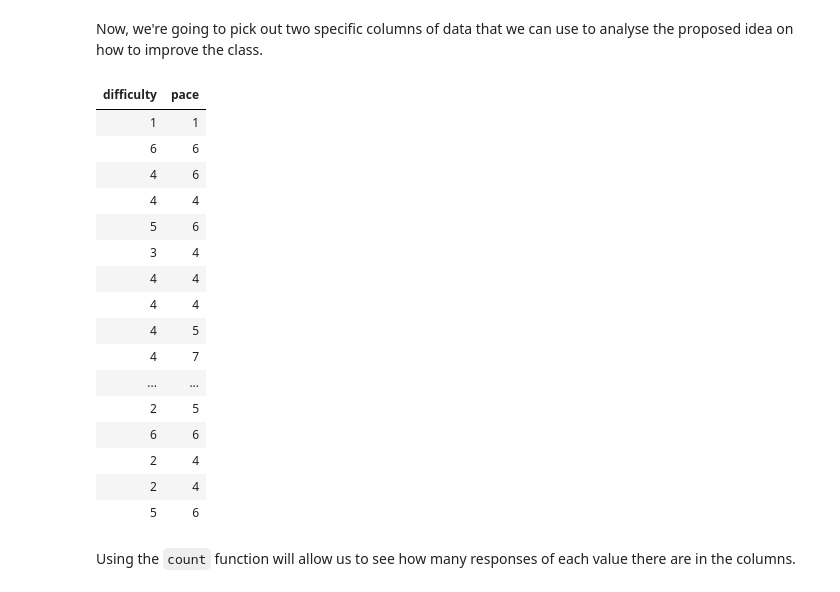
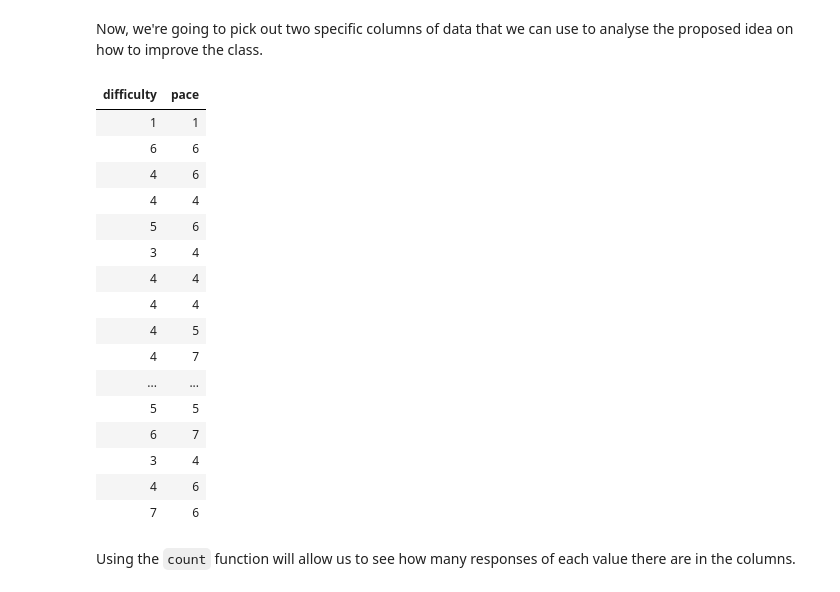
Before and after one commit to minipark02/comp110-22s-workspace, a Jupyter notebook: exercises/ex08/analysis.ipynb, the cells around one changed output. Saved outputs shown, nothing was run; the diff lists cells and outputs as text; code cells hidden in the pictures.

```diff
--- a/exercises/ex08/analysis.ipynb
+++ b/exercises/ex08/analysis.ipynb
@@ -137,29 +132,27 @@ tabulate(data_cols_head, data_cols_head.keys(), "html")
 # %% [markdown]
 Now, we're going to pick out two specific columns of data that we can use to analyse the proposed idea on how to improve the class.
 # %%
-from data_utils import select
-
 selected_data: dict[str, list[str]] = select(data_cols, ["difficulty", "pace"])
 
-tabulate(head(selected_data, 310), selected_data.keys(), "html")
+tabulate(head(selected_data, 620), selected_data.keys(), "html")
 # %% [output]
 | difficulty | pace |
 | 1 | 1 |
 | 6 | 6 |
 | 4 | 6 |
 | 4 | 4 |
 | 5 | 6 |
 | 3 | 4 |
 | 4 | 4 |
 | 4 | 4 |
 | 4 | 5 |
 | 4 | 7 |
 | ... | ... |
-| 2 | 5 |
-| 6 | 6 |
-| 2 | 4 |
-| 2 | 4 |
-| 5 | 6 |
+| 5 | 5 |
+| 6 | 7 |
+| 3 | 4 |
+| 4 | 6 |
+| 7 | 6 |
 # %% [markdown]
 Using the `count` function will allow us to see how many responses of each value there are in the columns.
 # %%
```
Also changed, not shown: parts of 10 cells of this notebook, 1 other file.
